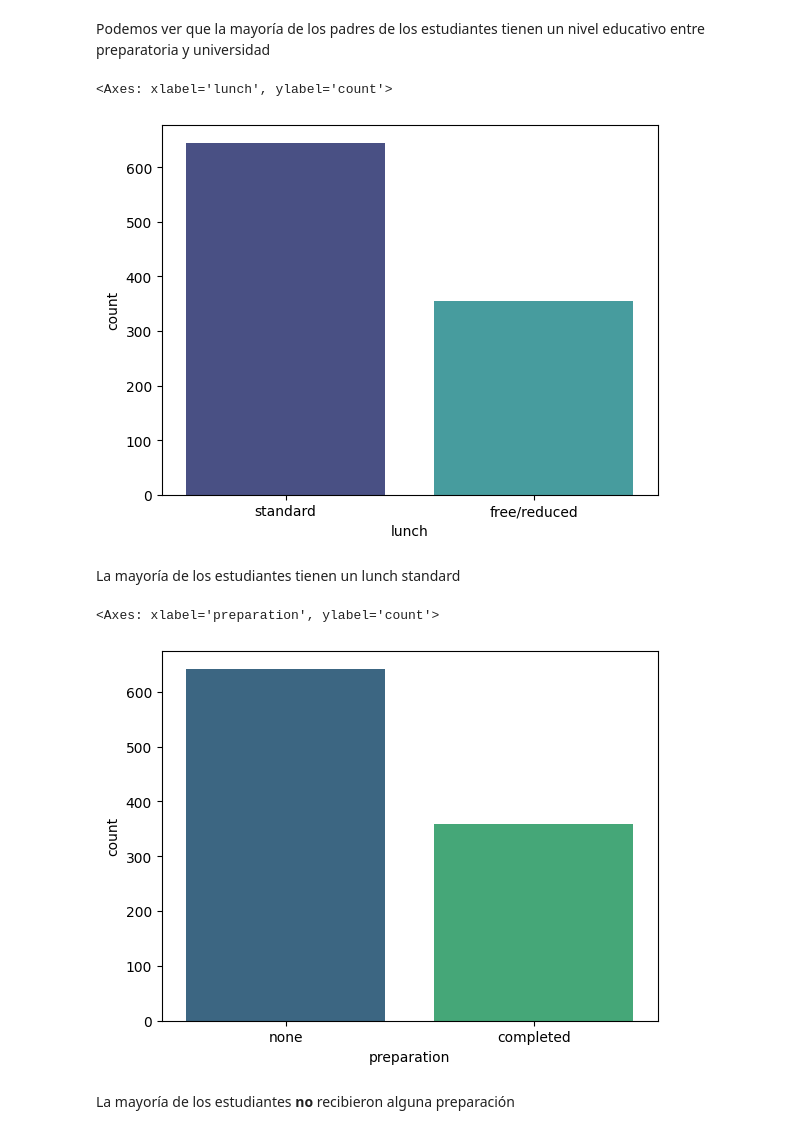
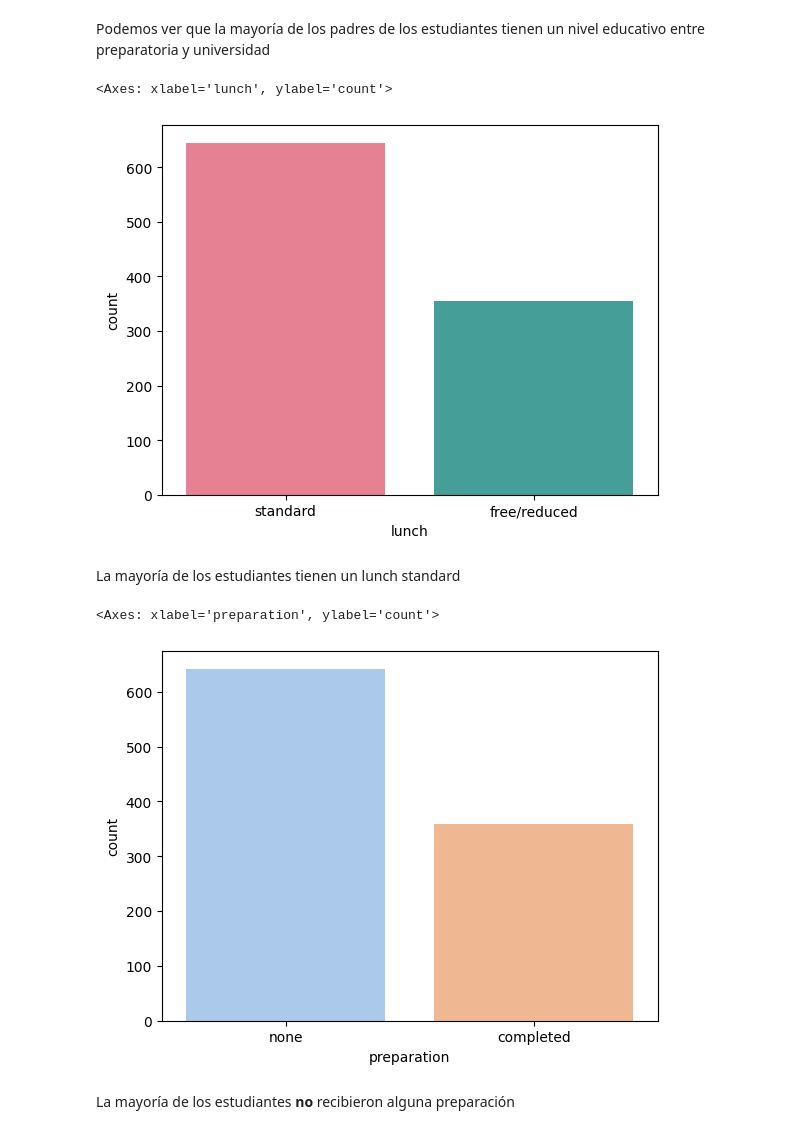
Before and after one commit to MarioChvx/ciencia_de_datos_PAMBAZO, a Jupyter notebook: proyectos/unidad1/proyecto_eda/EDA_Students_performance.ipynb, the cells around one changed output. Cells and saved outputs as stored; diff of their text form; code cells hidden in the pictures.

```diff
--- a/proyectos/unidad1/proyecto_eda/EDA_Students_performance.ipynb
+++ b/proyectos/unidad1/proyecto_eda/EDA_Students_performance.ipynb
@@ -232,17 +232,17 @@ parent_plot = df['parent_education'].value_counts() \
 # %% [markdown]
 Podemos ver que la mayoría de los padres de los estudiantes tienen un nivel educativo entre preparatoria y universidad
 # %%
-sns.countplot(data=df, x='lunch', palette="mako")
+sns.countplot(data=df, x='lunch', palette="husl")
 # %% [output]
 <Axes: xlabel='lunch', ylabel='count'>
-[figure, old version]
+[figure, new version]
 # %% [markdown]
 La mayoría de los estudiantes tienen un lunch standard
 # %%
-sns.countplot(data=df, x='preparation', palette="viridis")
+sns.countplot(data=df, x='preparation', palette="pastel")
 # %% [output]
 <Axes: xlabel='preparation', ylabel='count'>
-[figure, old version]
+[figure, new version]
 # %% [markdown]
 La mayoría de los estudiantes **no** recibieron alguna preparación
 # %%
```
Also changed, not shown: parts of 6 cells of this notebook.
